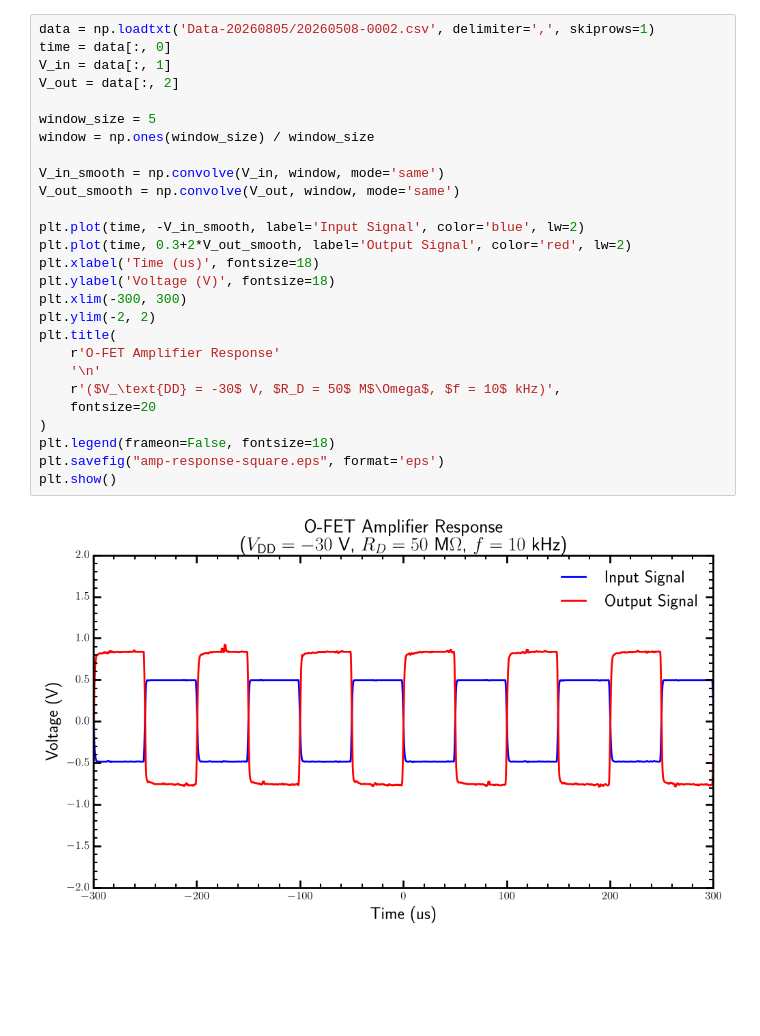
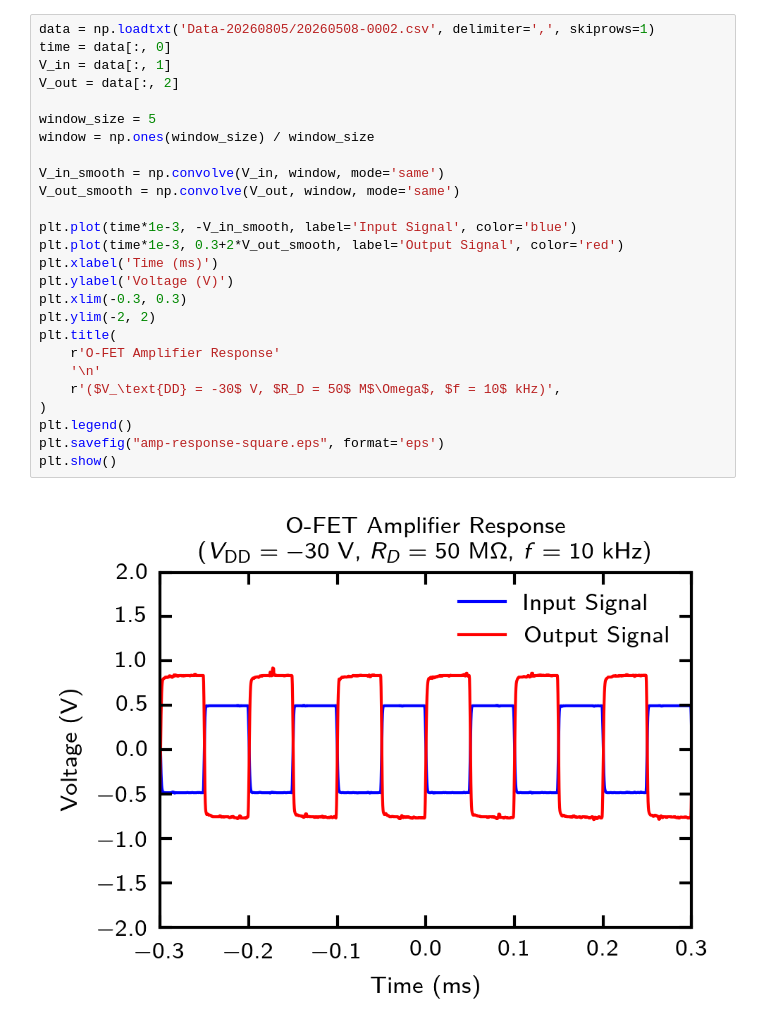
Before and after one commit to phamtrungkien8904/BachelorThesis, a Jupyter notebook: FET Amplifier/PS9-amplifier.ipynb, the cells around one changed output. Drawn from its saved outputs; the diff is of its cells as text; blank space fills up the shorter version.

```diff
--- a/FET Amplifier/PS9-amplifier.ipynb
+++ b/FET Amplifier/PS9-amplifier.ipynb
@@ -116,32 +145,31 @@ plt.show()
 # %%
 data = np.loadtxt('Data-20260805/20260508-0002.csv', delimiter=',', skiprows=1)
 time = data[:, 0]
 V_in = data[:, 1]
 V_out = data[:, 2]
 
 window_size = 5
 window = np.ones(window_size) / window_size
 
 V_in_smooth = np.convolve(V_in, window, mode='same')
 V_out_smooth = np.convolve(V_out, window, mode='same')
 
-plt.plot(time, -V_in_smooth, label='Input Signal', color='blue', lw=2)
-plt.plot(time, 0.3+2*V_out_smooth, label='Output Signal', color='red', lw=2)
-plt.xlabel('Time (us)', fontsize=18)
-plt.ylabel('Voltage (V)', fontsize=18)
-plt.xlim(-300, 300)
+plt.plot(time*1e-3, -V_in_smooth, label='Input Signal', color='blue')
+plt.plot(time*1e-3, 0.3+2*V_out_smooth, label='Output Signal', color='red')
+plt.xlabel('Time (ms)')
+plt.ylabel('Voltage (V)')
+plt.xlim(-0.3, 0.3)
 plt.ylim(-2, 2)
 plt.title(
     r'O-FET Amplifier Response'
     '\n'
     r'($V_\text{DD} = -30$ V, $R_D = 50$ M$\Omega$, $f = 10$ kHz)',
-    fontsize=20
 )
-plt.legend(frameon=False, fontsize=18)
+plt.legend()
 plt.savefig("amp-response-square.eps", format='eps')
 plt.show()
 # %% [output]
-[figure, old version]
+[figure, new version]
 # %%
 data = np.loadtxt('Data-20260805/20260508-0003.csv', delimiter=',', skiprows=1)
 time = data[:, 0]
```
Also changed, not shown: parts of 7 cells of this notebook, 19 other files.
